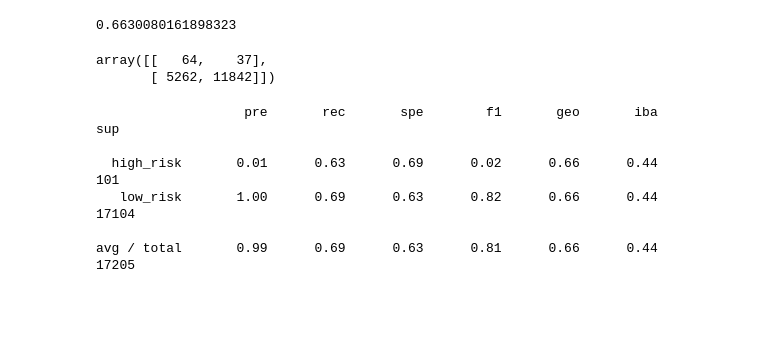
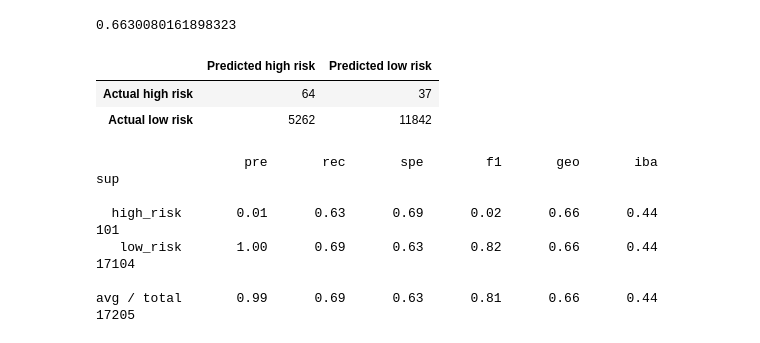
Before and after one commit to elp192/Predict-Credit-Risk, a Jupyter notebook: credit_risk_resampling.ipynb, the cells around one changed output. Drawn from its saved outputs; the diff is of its cells as text; code cells hidden in the pictures; blank space fills up the shorter version.

```diff
--- a/credit_risk_resampling.ipynb
+++ b/credit_risk_resampling.ipynb
@@ -187,12 +190,15 @@ y2_pred=model2_o.predict(X_test)
 balanced_accuracy_score(y_test,y2_pred)
 # %% [output]
 0.6630080161898323
-# %%
-# Display the confusion matrix
-confusion_matrix(y_test,y2_pred)
-# %% [output]
-array([[   64,    37],
-       [ 5262, 11842]])
+# %%
+# Display the confusion matrix
+m=confusion_matrix(y_test,y2_pred)
+m_df=pd.DataFrame(m, index=["Actual high risk", "Actual low risk"], columns=["Predicted high risk", "Predicted low risk"])
+m_df
+# %% [output]
+|  | Predicted high risk | Predicted low risk |
+| Actual high risk | 64 | 37 |
+| Actual low risk | 5262 | 11842 |
 # %%
 # Print the imbalanced classification report
 print(classification_report_imbalanced(y_test,y2_pred))
```
Also changed, not shown: parts of 7 cells of this notebook, 1 other file.
